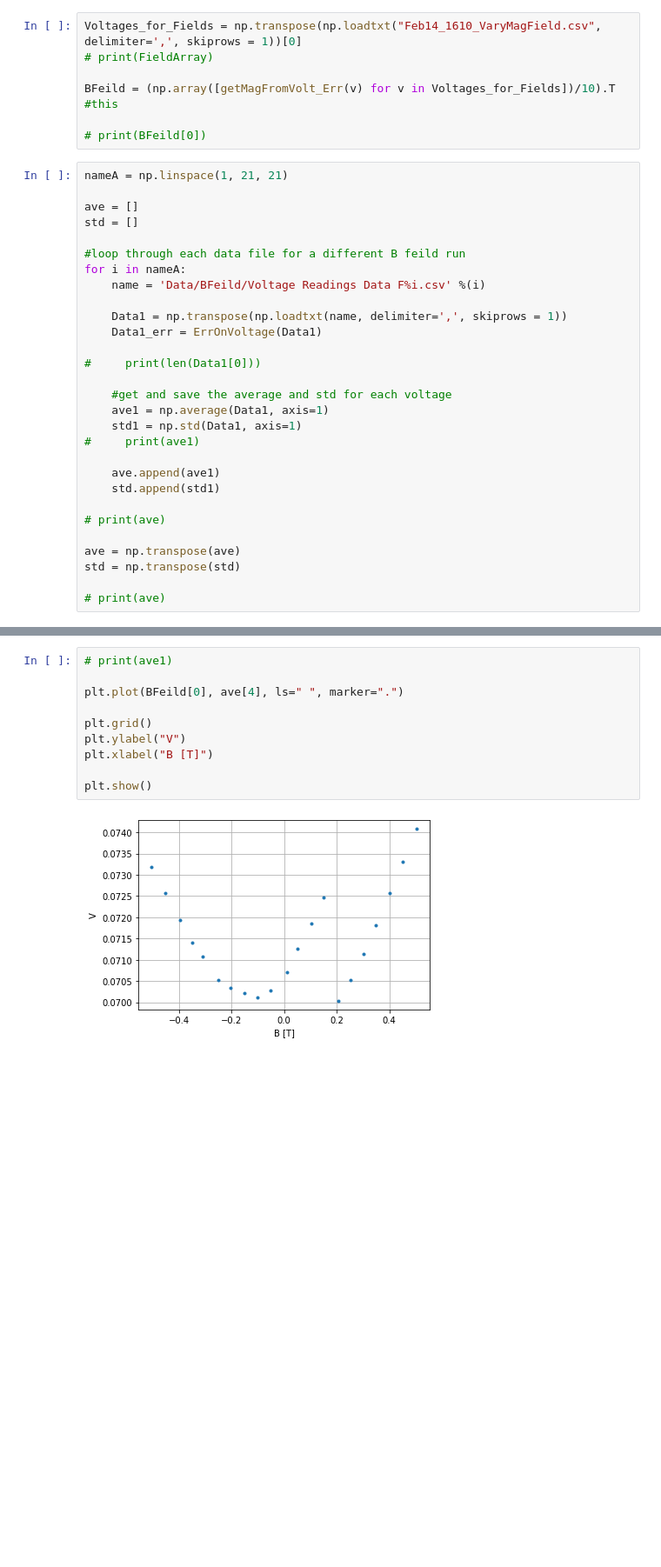
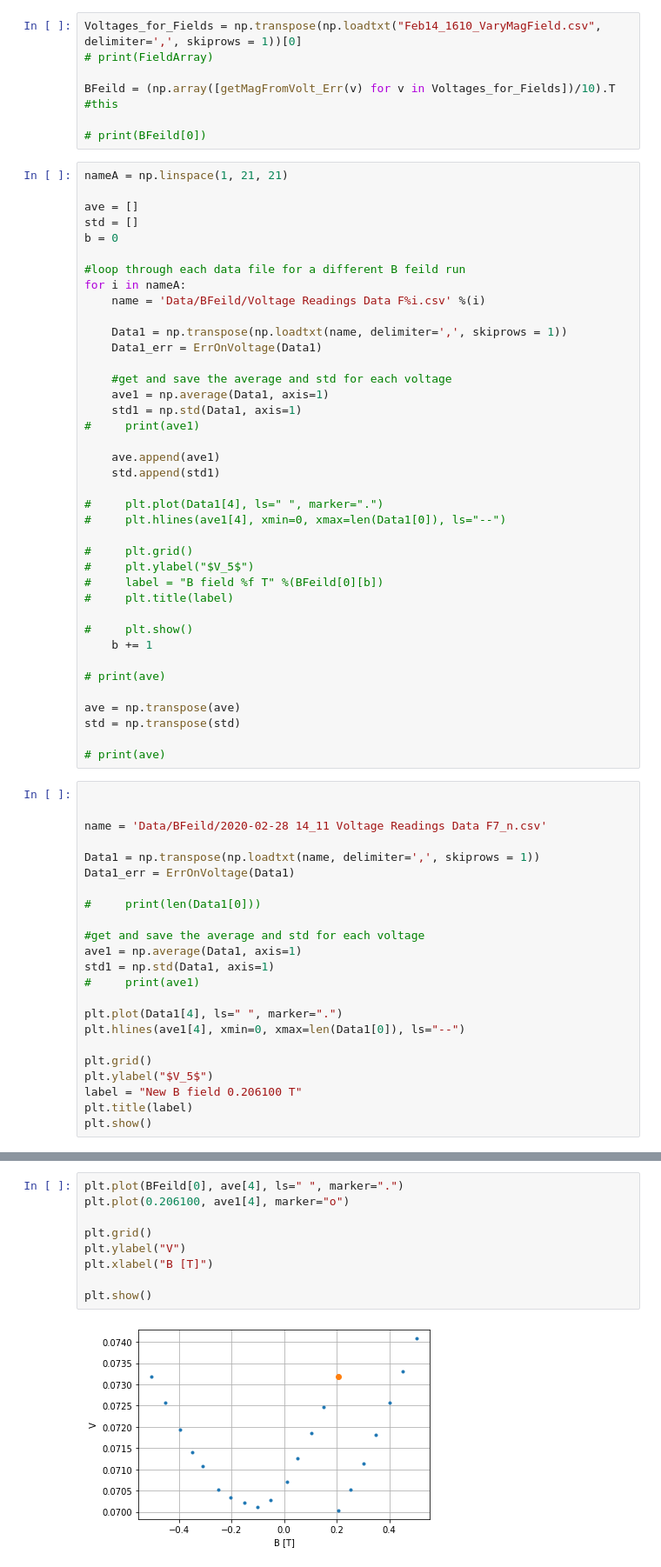
Before and after one commit to eklem1/ModernLab, a Jupyter notebook: VaryMag_constTemp.ipynb, the cells around one changed output, grey strips where cells are left out. Shown at 87% size. Drawn from its saved outputs; the diff is of its cells as text; blank space fills up the shorter version.

Commit message:
Graphs for p and n for sign

```diff
--- a/VaryMag_constTemp.ipynb
+++ b/VaryMag_constTemp.ipynb
@@ -142,6 +142,7 @@ nameA = np.linspace(1, 21, 21)
 
 ave = []
 std = []
+b = 0
 
 #loop through each data file for a different B feild run
 for i in nameA:
@@ -149,8 +150,6 @@ for i in nameA:
 
     Data1 = np.transpose(np.loadtxt(name, delimiter=',', skiprows = 1))
     Data1_err = ErrOnVoltage(Data1)
-
-#     print(len(Data1[0]))
 
     #get and save the average and std for each voltage
     ave1 = np.average(Data1, axis=1)
@@ -160,9 +159,43 @@ for i in nameA:
     ave.append(ave1)
     std.append(std1)
 
+#     plt.plot(Data1[4], ls=" ", marker=".")
+#     plt.hlines(ave1[4], xmin=0, xmax=len(Data1[0]), ls="--")
+
+#     plt.grid()
+#     plt.ylabel("$V_5$")
+#     label = "B field %f T" %(BFeild[0][b])
+#     plt.title(label)
+
+#     plt.show()
+    b += 1
+
 # print(ave)
 
 ave = np.transpose(ave)
 std = np.transpose(std)
 
 # print(ave)
+# %%
+
+
+name = 'Data/BFeild/2020-02-28 14_11 Voltage Readings Data F7_n.csv'
+
+Data1 = np.transpose(np.loadtxt(name, delimiter=',', skiprows = 1))
+Data1_err = ErrOnVoltage(Data1)
+
+#     print(len(Data1[0]))
+
+#get and save the average and std for each voltage
+ave1 = np.average(Data1, axis=1)
+std1 = np.std(Data1, axis=1)
+#     print(ave1)
+
+plt.plot(Data1[4], ls=" ", marker=".")
+plt.hlines(ave1[4], xmin=0, xmax=len(Data1[0]), ls="--")
+
+plt.grid()
+plt.ylabel("$V_5$")
+label = "New B field 0.206100 T"
+plt.title(label)
+plt.show()
@@ -169,12 +204,11 @@ std = np.transpose(std)
 # %%
-# print(ave1)
-
 plt.plot(BFeild[0], ave[4], ls=" ", marker=".")
+plt.plot(0.206100, ave1[4], marker="o")
 
 plt.grid()
 plt.ylabel("V")
 plt.xlabel("B [T]")
 
 plt.show()
 # %% [output]
-[figure, old version]
+[figure, new version]
```
Also changed, not shown: parts of 7 cells of this notebook, 1 other file.
